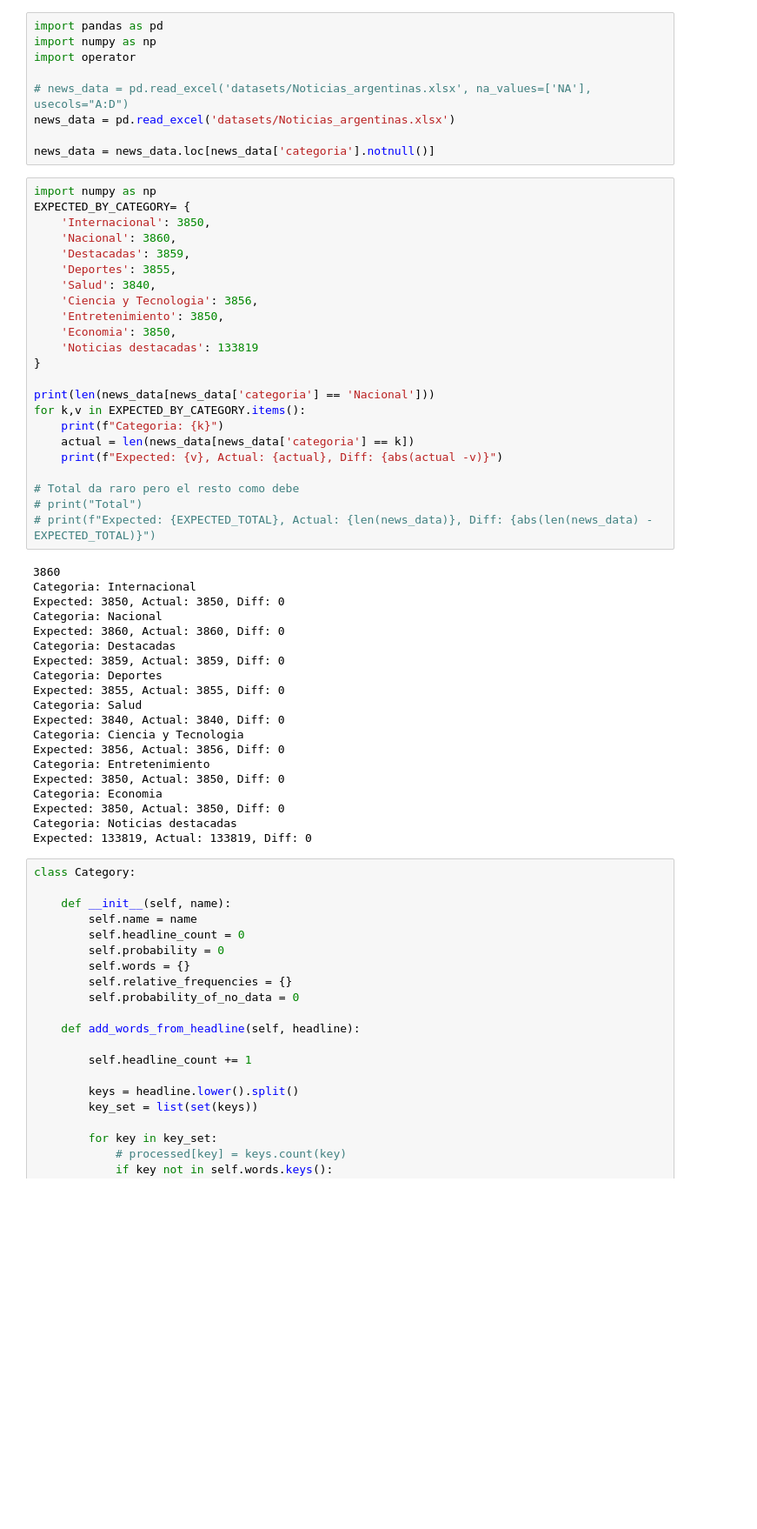
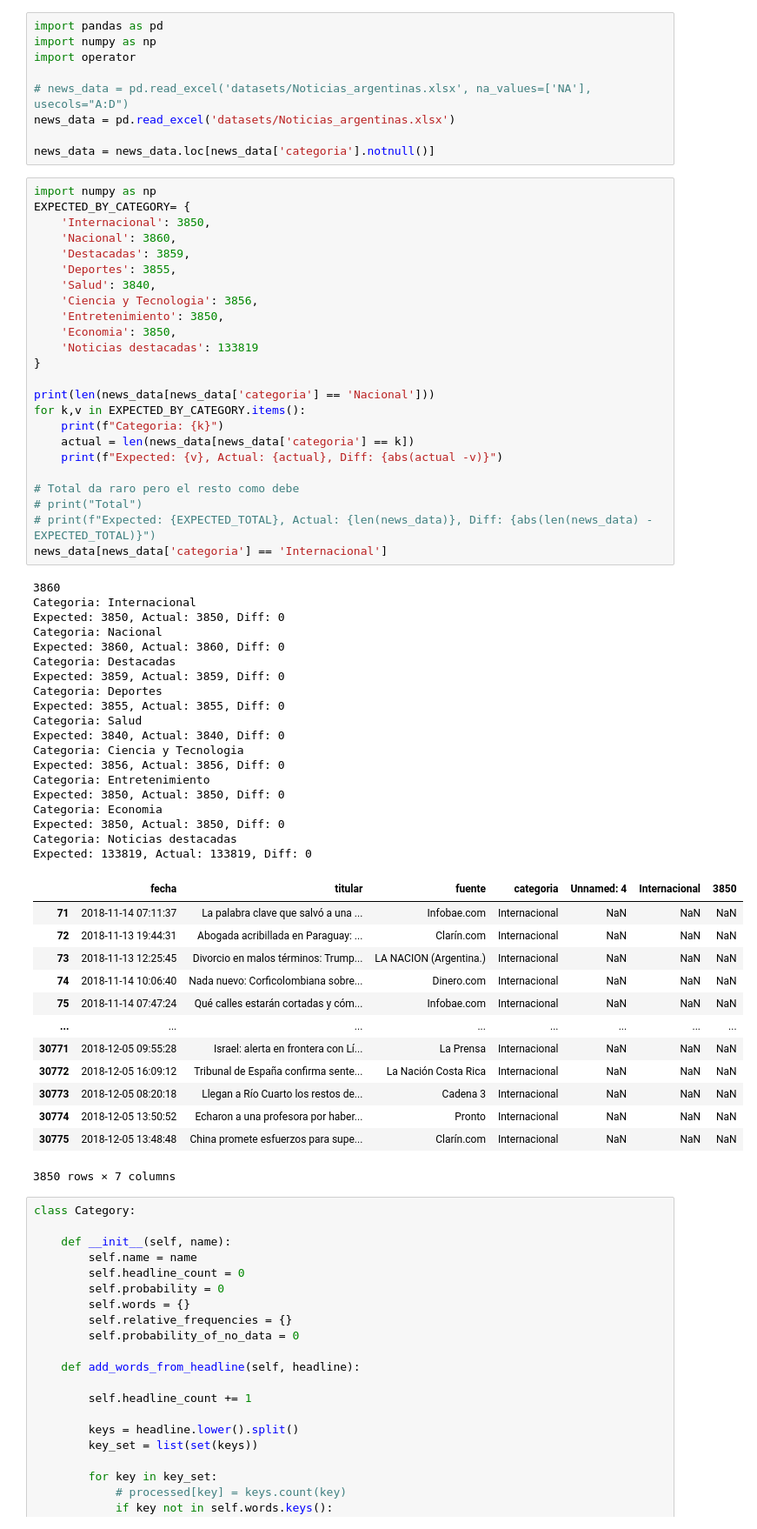
Before and after one commit to gsilvatici/MachineLearningStories, a Jupyter notebook: tp1/ej2.ipynb, the cells around one changed output. Shown at 87% size. Cells and saved outputs as stored; diff of their text form; blank space fills up the shorter version.

```diff
--- a/tp1/ej2.ipynb
+++ b/tp1/ej2.ipynb
@@ -27,33 +27,47 @@ EXPECTED_BY_CATEGORY= {
 
 print(len(news_data[news_data['categoria'] == 'Nacional']))
 for k,v in EXPECTED_BY_CATEGORY.items():
     print(f"Categoria: {k}")
     actual = len(news_data[news_data['categoria'] == k])
     print(f"Expected: {v}, Actual: {actual}, Diff: {abs(actual -v)}")
 
 # Total da raro pero el resto como debe
 # print("Total")
 # print(f"Expected: {EXPECTED_TOTAL}, Actual: {len(news_data)}, Diff: {abs(len(news_data) - EXPECTED_TOTAL)}")
+news_data[news_data['categoria'] == 'Internacional']
 # %% [output]
 3860
 Categoria: Internacional
 Expected: 3850, Actual: 3850, Diff: 0
 Categoria: Nacional
 Expected: 3860, Actual: 3860, Diff: 0
 Categoria: Destacadas
 Expected: 3859, Actual: 3859, Diff: 0
 Categoria: Deportes
 Expected: 3855, Actual: 3855, Diff: 0
 Categoria: Salud
 Expected: 3840, Actual: 3840, Diff: 0
 Categoria: Ciencia y Tecnologia
 Expected: 3856, Actual: 3856, Diff: 0
 Categoria: Entretenimiento
 Expected: 3850, Actual: 3850, Diff: 0
 Categoria: Economia
 Expected: 3850, Actual: 3850, Diff: 0
 Categoria: Noticias destacadas
 Expected: 133819, Actual: 133819, Diff: 0
+|  | fecha | titular | fuente | categoria | Unnamed: 4 | Internacional | 3850 |
+| 71 | 2018-11-14 07:11:37 | La palabra clave que salvó a una ... | Infobae.com | Internacional | NaN | NaN | NaN |
+| 72 | 2018-11-13 19:44:31 | Abogada acribillada en Paraguay: ... | Clarín.com | Internacional | NaN | NaN | NaN |
+| 73 | 2018-11-13 12:25:45 | Divorcio en malos términos: Trump... | LA NACION (Argentina.) | Internacional | NaN | NaN | NaN |
+| 74 | 2018-11-14 10:06:40 | Nada nuevo: Corficolombiana sobre... | Dinero.com | Internacional | NaN | NaN | NaN |
+| 75 | 2018-11-14 07:47:24 | Qué calles estarán cortadas y cóm... | Infobae.com | Internacional | NaN | NaN | NaN |
+| ... | ... | ... | ... | ... | ... | ... | ... |
+| 30771 | 2018-12-05 09:55:28 | Israel: alerta en frontera con Lí... | La Prensa | Internacional | NaN | NaN | NaN |
+| 30772 | 2018-12-05 16:09:12 | Tribunal de España confirma sente... | La Nación Costa Rica | Internacional | NaN | NaN | NaN |
+| 30773 | 2018-12-05 08:20:18 | Llegan a Río Cuarto los restos de... | Cadena 3 | Internacional | NaN | NaN | NaN |
+| 30774 | 2018-12-05 13:50:52 | Echaron a una profesora por haber... | Pronto | Internacional | NaN | NaN | NaN |
+| 30775 | 2018-12-05 13:48:48 | China promete esfuerzos para supe... | Clarín.com | Internacional | NaN | NaN | NaN |
+3850 rows × 7 columns
 # %%
 class Category:
 
```
Also changed, not shown: 2 other files.
